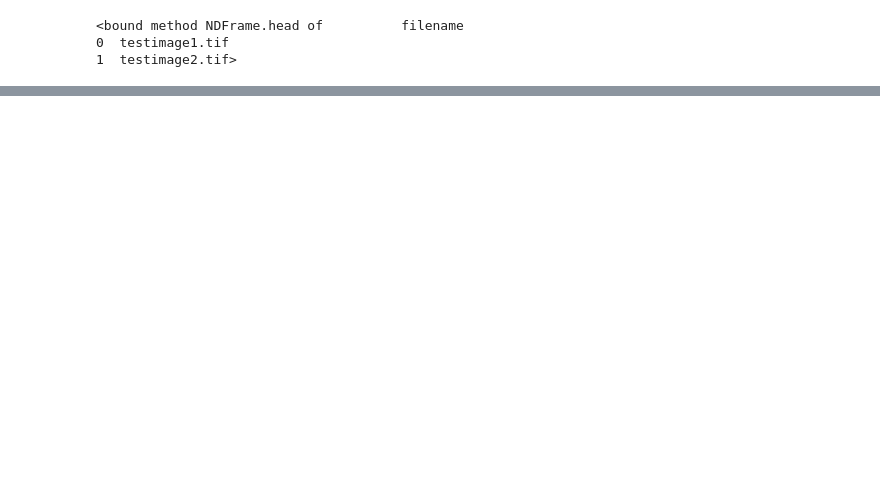
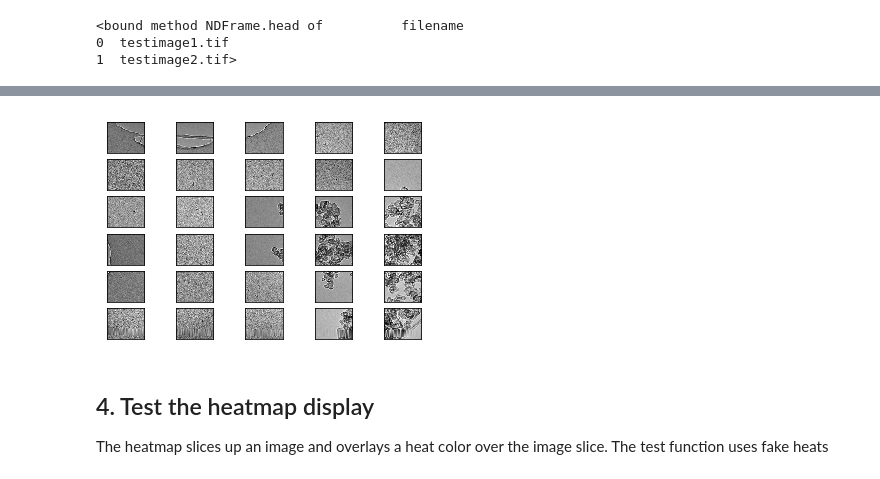
Before and after one commit to mpjanus/jadsproj, a Jupyter notebook: sources/imgutils_testexe.ipynb, the cells around one changed output, grey strips where cells are left out. Saved outputs shown, nothing was run; the diff lists cells and outputs as text; code cells hidden in the pictures; blank space fills up the shorter version.

```diff
--- a/sources/imgutils_testexe.ipynb
+++ b/sources/imgutils_testexe.ipynb
@@ -13,3 +44,10 @@ tst.test_scanimgdir()
+# %%
+tst.test_sliceimage(6,5)
+# %% [output]
+[figure, added]
+# %% [markdown]
+## 4. Test the heatmap display
+The heatmap slices up an image and overlays a heat color over the image slice. The test function uses fake heats
 # %%
 tst.test_heatmap()
 # %% [output]
```
Also changed, not shown: parts of 59 cells of this notebook, 4 other files.
